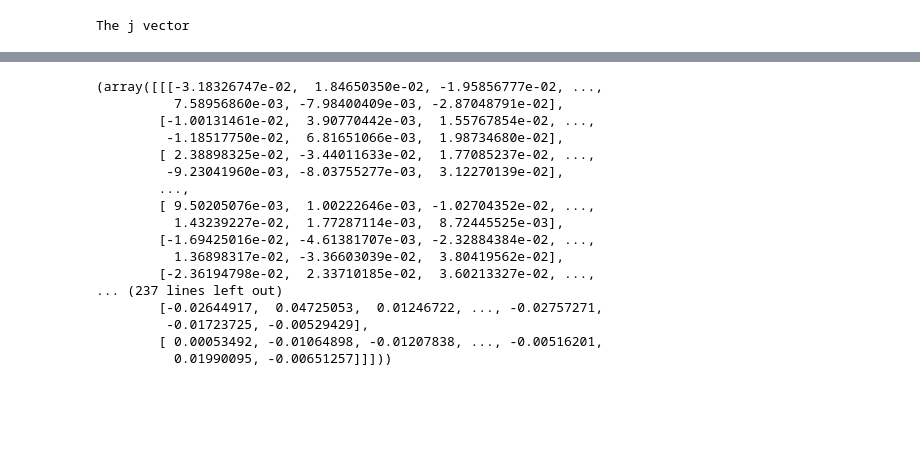
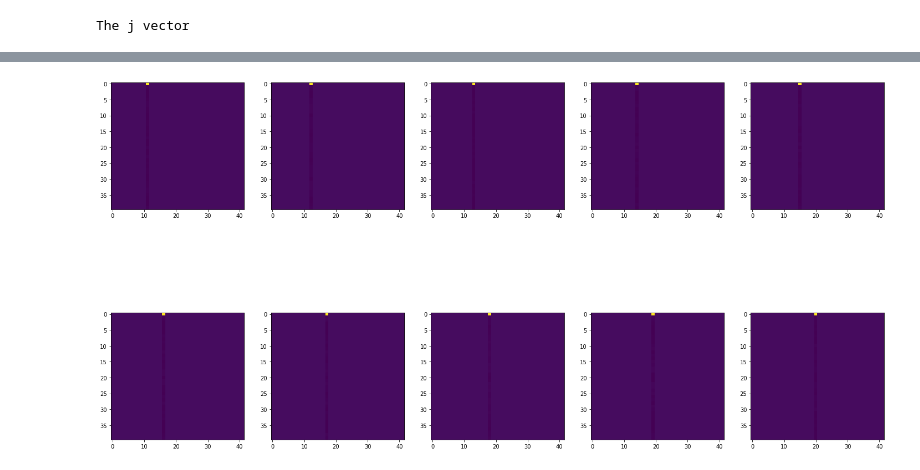
Before and after one commit to VintageDesign/multi_linear_research, a Jupyter notebook: riley/Graph Analysis.ipynb, the cells around one changed output, grey strips where cells are left out. Saved outputs shown, nothing was run; the diff lists cells and outputs as text; code cells hidden in the pictures; blank space fills up the shorter version.

```diff
--- a/riley/Graph Analysis.ipynb
+++ b/riley/Graph Analysis.ipynb
@@ -169,20 +162,12 @@ plt.show()
-# %%
-print(t_svd(adj))
-# %% [output]
-(array([[[-3.18326747e-02,  1.84650350e-02, -1.95856777e-02, ...,
-          7.58956860e-03, -7.98400409e-03, -2.87048791e-02],
-        [-1.00131461e-02,  3.90770442e-03,  1.55767854e-02, ...,
-         -1.18517750e-02,  6.81651066e-03,  1.98734680e-02],
-        [ 2.38898325e-02, -3.44011633e-02,  1.77085237e-02, ...,
-         -9.23041960e-03, -8.03755277e-03,  3.12270139e-02],
-        ...,
-        [ 9.50205076e-03,  1.00222646e-03, -1.02704352e-02, ...,
-          1.43239227e-02,  1.77287114e-03,  8.72445525e-03],
-        [-1.69425016e-02, -4.61381707e-03, -2.32884384e-02, ...,
-          1.36898317e-02, -3.36603039e-02,  3.80419562e-02],
-        [-2.36194798e-02,  2.33710185e-02,  3.60213327e-02, ...,
-... (237 lines left out)
-        [-0.02644917,  0.04725053,  0.01246722, ..., -0.02757271,
-         -0.01723725, -0.00529429],
-        [ 0.00053492, -0.01064898, -0.01207838, ..., -0.00516201,
-          0.01990095, -0.00651257]]]))
+# %%
+lap = np.subtract(ind, adj)
+
+
+U, s, Vh = t_svd(lap)
+
+plt.figure(figsize=(25,14))
+for i in range(11,21):
+    plt.subplot(2,5,i+1 - 11)
+    plt.imshow(s[:, i,:])
+# %% [output]
+[figure, added]
```
Also changed, not shown: parts of 13 cells of this notebook, 1 other file.
